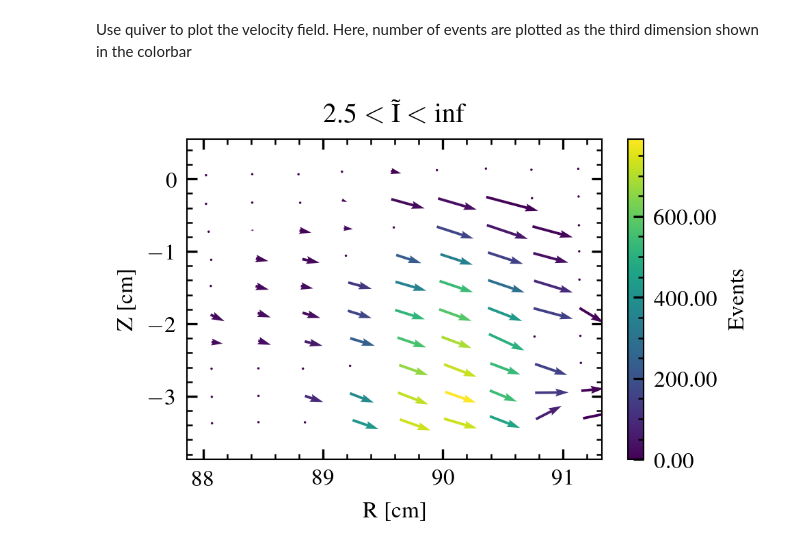
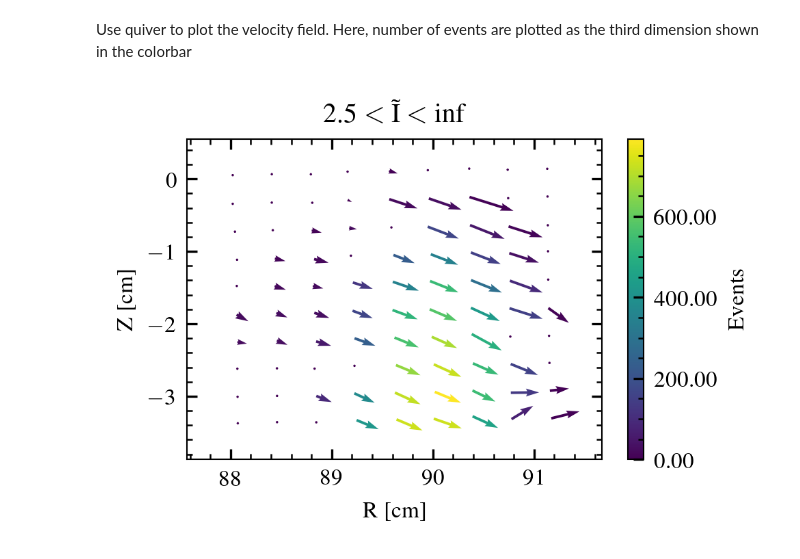
Before and after one commit to uit-cosmo/fpp-analysis-tools, a Jupyter notebook: guides/how_to_use_2D_velocity_estimate.ipynb, the cells around one changed output. Drawn from its saved outputs; the diff is of its cells as text; code cells hidden in the pictures.

```diff
--- a/guides/how_to_use_2D_velocity_estimate.ipynb
+++ b/guides/how_to_use_2D_velocity_estimate.ipynb
@@ -117,28 +118,29 @@ Use quiver to plot the velocity field. Here, number of events are plotted as the
 # %%
 fig = plt.figure()
 ax = fig.add_axes(axes_size)
 
 norm = mpl.colors.Normalize(vmin=0, vmax=1500) if shot == 1111208034 else None
 qiv = ax.quiver(
     R,
     Z,
     vx,
     vy,
     events,
     scale=210000, # Scale arrows
     scale_units="xy",
     angles="xy",
 )
 cbar = fig.colorbar(qiv, format="%.2f")
 cbar.ax.set_ylabel("Events")
 ax.set_xlabel("R [cm]")
 ax.set_ylabel("Z [cm]")
+ax.set_xlim([min(R_coordinates[:, 0]) - 0.5, max(R_coordinates[:, 0]) + 0.5])
 ax.set_ylim(min(Z_coordinates[0]) - 0.5, max(Z_coordinates[0] + 0.5))
 ax.set_title(
     f"{min_threshold} "
     r"$ < \tilde{\mathrm{I}} < $ "
     f"{max_threshold}"
 )
 plt.show()
 # %% [output]
-[figure, old version]
+[figure, new version]
```
Also changed, not shown: parts of 1 cell of this notebook.
